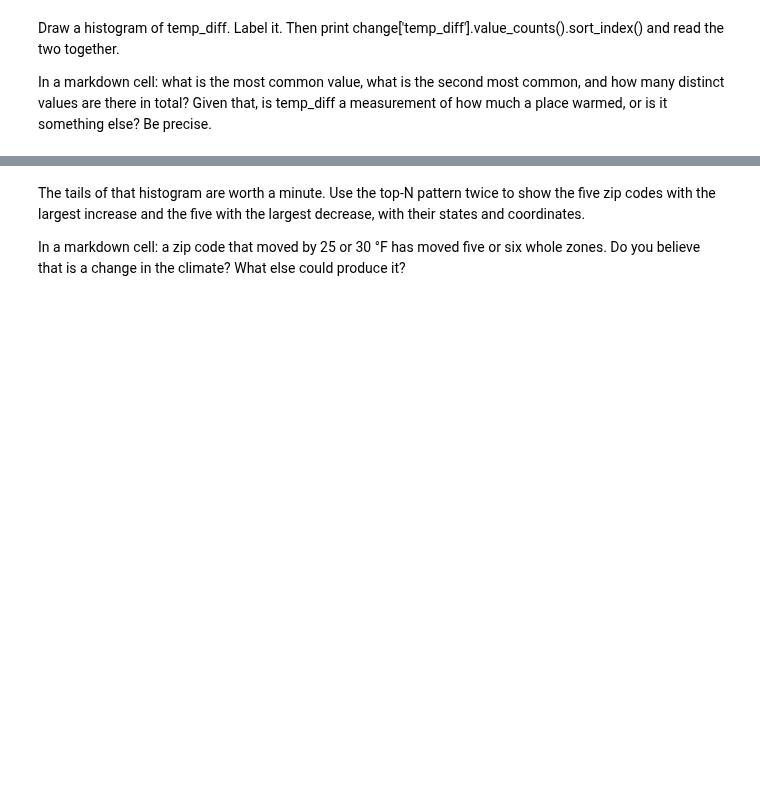
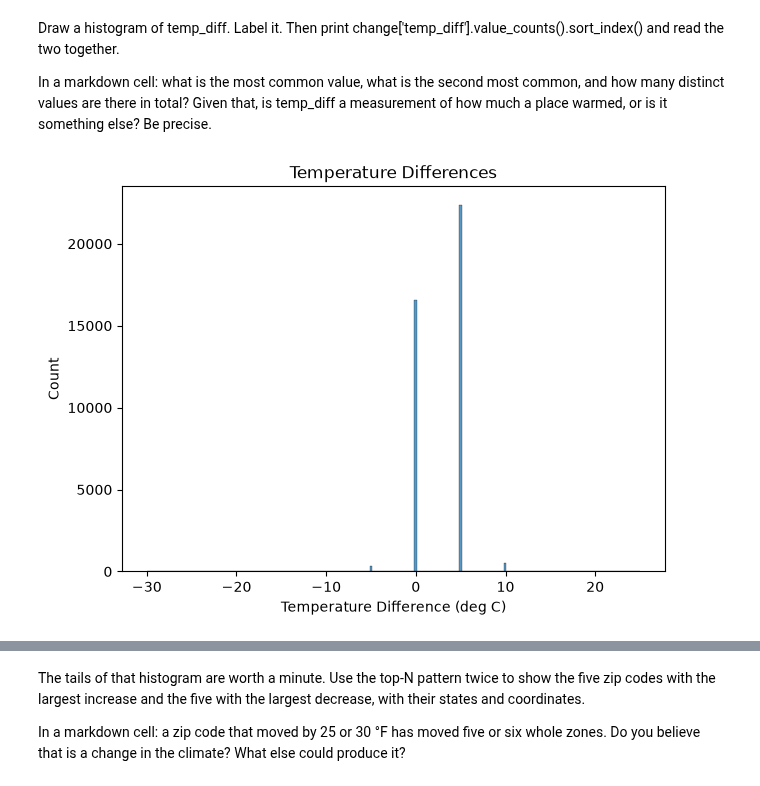
Before and after one commit to olivrwitt/eds217, a Jupyter notebook: day 7/EOD_Day7_Hardiness_Zones.ipynb, the cells around one changed output, grey strips where cells are left out. Drawn from its saved outputs; the diff is of its cells as text; code cells hidden in the pictures; blank space fills up the shorter version.

```diff
--- a/EOD_Day7_Hardiness_Zones.ipynb
+++ b/day 7/EOD_Day7_Hardiness_Zones.ipynb
@@ -255,3 +269,13 @@ pivoted_usa['temp_diff'].isnull().sum()
 Draw a histogram of temp_diff. Label it. Then print change['temp_diff'].value_counts().sort_index() and read the two together.
 
 In a markdown cell: what is the most common value, what is the second most common, and how many distinct values are there in total? Given that, is temp_diff a measurement of how much a place warmed, or is it something else? Be precise.
+# %%
+plt.figure(figsize=(7, 5))
+
+sns.histplot(data=pivoted_usa, x='temp_diff')
+
+plt.xlabel('Temperature Difference (deg C)')
+plt.title('Temperature Differences')
+plt.show()
+# %% [output]
+[figure, added]
```
Also changed, not shown: parts of 11 cells of this notebook, 4 other files.
